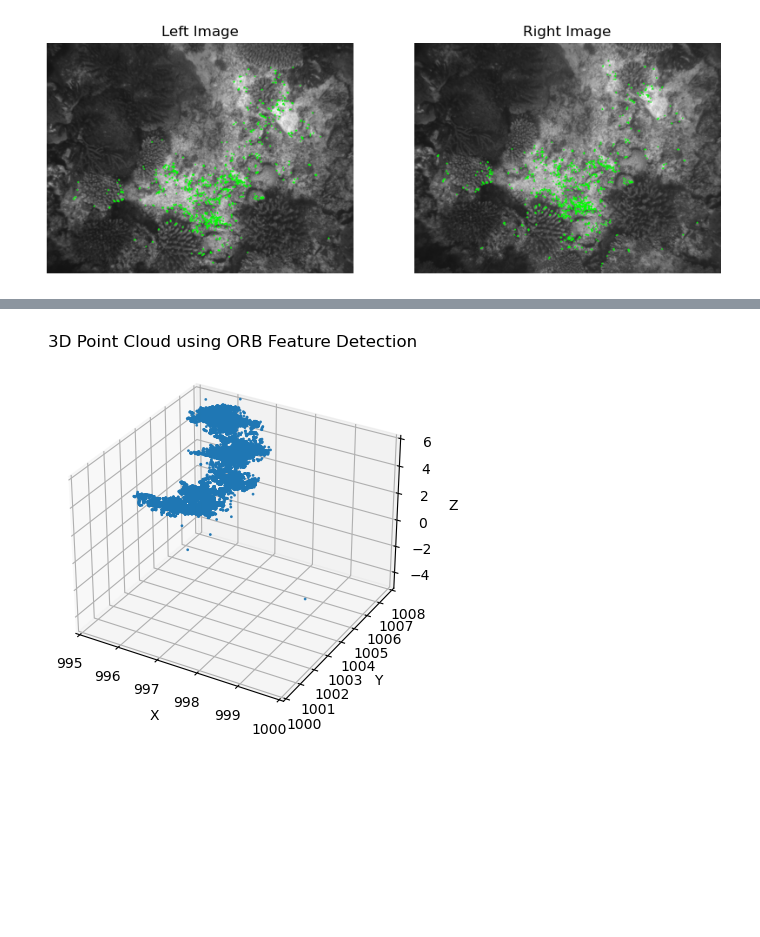
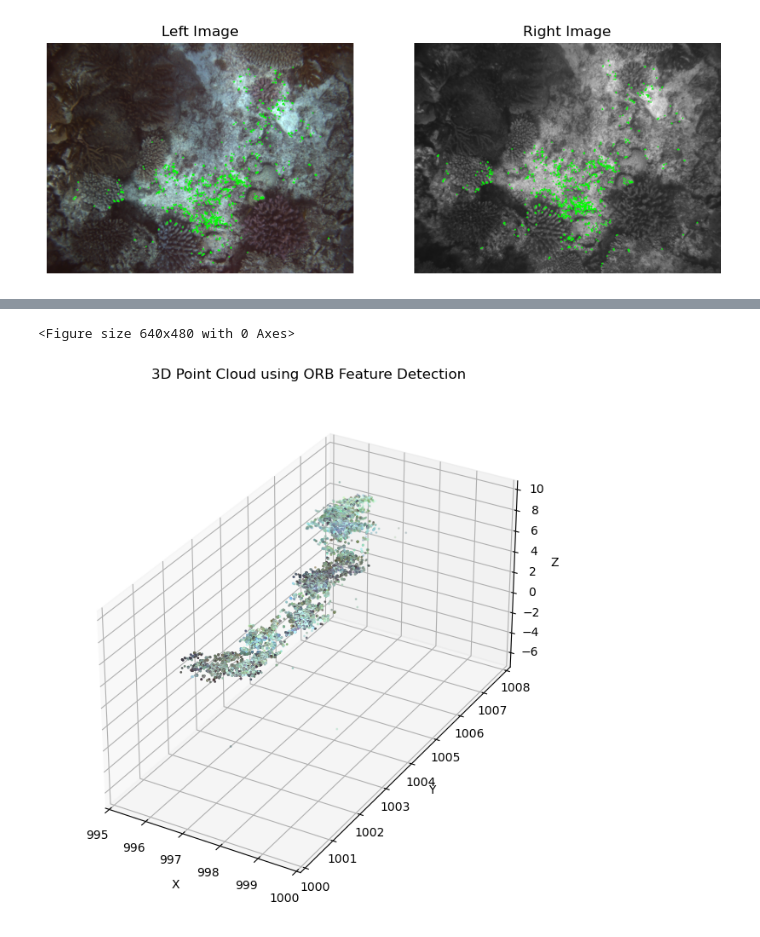
Before and after one commit to AmelineA2003/AMME5710, a Jupyter notebook: Assignments/A2/Question_1/Q1_A2.ipynb, the cells around one changed output, grey strips where cells are left out. Cells and saved outputs as stored; diff of their text form; code cells hidden in the pictures; blank space fills up the shorter version.

Commit message:
updated assignment with colours

```diff
--- a/Assignments/A2/Question_1/Q1_A2.ipynb
+++ b/Assignments/A2/Question_1/Q1_A2.ipynb
@@ -134,12 +134,14 @@ Text(0.5, 0.92, 'Reference Terrain Model')
 
 left_imgs = []
 for image_name in filenames_left:
-    left_imgs.append(cv2.imread(os.path.join(images_left_dir, image_name), cv2.IMREAD_GRAYSCALE))
+    # left_imgs.append(cv2.imread(os.path.join(images_left_dir, image_name), cv2.IMREAD_GRAYSCALE))
+    left_imgs.append(cv2.imread(os.path.join(images_left_dir, image_name)))
 
 
 right_imgs = []
 for image_name in filenames_right:
-    right_imgs.append(cv2.imread(os.path.join(images_right_dir, image_name), cv2.IMREAD_GRAYSCALE))
+    # right_imgs.append(cv2.imread(os.path.join(images_right_dir, image_name), cv2.IMREAD_GRAYSCALE))
+    right_imgs.append(cv2.imread(os.path.join(images_right_dir, image_name)))
 # %%
 # Extract features - ORB
 orb = cv2.ORB_create(nfeatures=2000) # "nfeatures" controls the sensitivity of how many features we want to extract
@@ -316,11 +350,10 @@ plt.show()
 # %%
 ############################################ GENERATE 3D MAP USING ORB FEATURE DETECTION #################################################
 
-all_left_points = []
-all_right_points =[]
+pixel_colours = []
 world_points = []
 
-num_features = 2000
+num_features = 1000
 
 
 P_left = (K_left)@ np.hstack((np.eye(3), np.zeros((3, 1))))
@@ -329,41 +362,59 @@ P_right = (K_right) @ np.hstack((R, t))
 for i in range(len(left_imgs)):
     im_left = left_imgs[i]
     im_right = right_imgs[i]
+    im_left = cv2.cvtColor(im_left, cv2.COLOR_BGR2RGB)
+    im_right = cv2.cvtColor(im_right, cv2.COLOR_BGR2RGB)
+
     left_points, right_points = ORB_feature_match(im_left, im_right, num_features)
+
+
+    for point in left_points:
+        x, y = point
+
+        x = int(x)
+        y = int(y)
+
+        colour = im_left[y, x]
+        pixel_colours.append(colour)
 
 
     pts1_h = left_points.T.astype(np.float32)
     pts2_h = right_points.T.astype(np.float32)
 
     points_4D = cv2.triangulatePoints(P_left, P_right, pts1_h, pts2_h)
     points_3D = points_4D/points_4D[3]
     points_3D = points_3D[:3,:]
 
 
+    # Transform into world coordinates
     R_wc = R_camera[:, :, i]
     t_wc = t_camera[:, i]
 
     R_cw = R_wc.T
     t_cw = -R_cw @ t_wc.reshape(3, 1)
 
-
     points_world = (R_cw @ points_3D + t_cw).T
     world_points.append(points_world)
 
+pixel_colours = np.array(np.vstack(pixel_colours))
+world_points = np.array(np.vstack(world_points))
 
-world_points = np.array(np.vstack(world_points))
 
 # Generating 3D terrain map
 fig = plt.figure()
+fig = plt.figure(figsize=(12, 8))
 ax = fig.add_subplot(111, projection='3d')
-ax.scatter(world_points[:, 0], world_points[:, 1], world_points[:, 2], s=1)
+ax.scatter(world_points[:, 0], world_points[:, 1], world_points[:, 2], s=1, c=pixel_colours/255.0)
 ax.set_xlabel("X")
 ax.set_ylabel("Y")
 ax.set_zlabel("Z")
+ax.set_box_aspect([1, 2, 1])
+# ax.view_init(elev=20, azim=150)
 ax.set_xlim([995, 1000])
 ax.set_ylim([1000, 1008])
-ax.set_zlim([-5, 6])
+# ax.set_zlim([-5, 6])
 ax.set_title("3D Point Cloud using ORB Feature Detection")
 plt.show()
 # %% [output]
+<Figure size 640x480 with 0 Axes>
-[figure, old version]
+[figure, new version]
```
Also changed, not shown: parts of 5 cells of this notebook, 1 other file.
